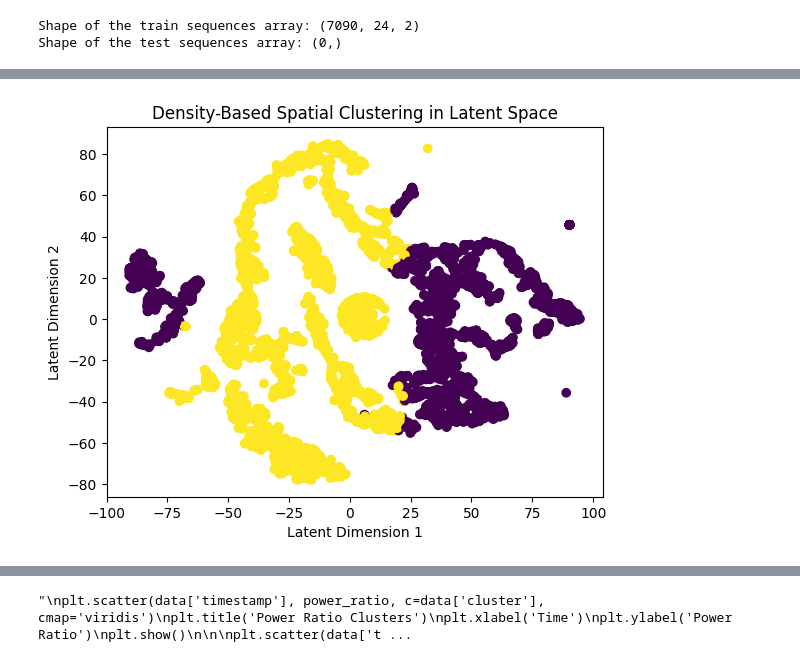
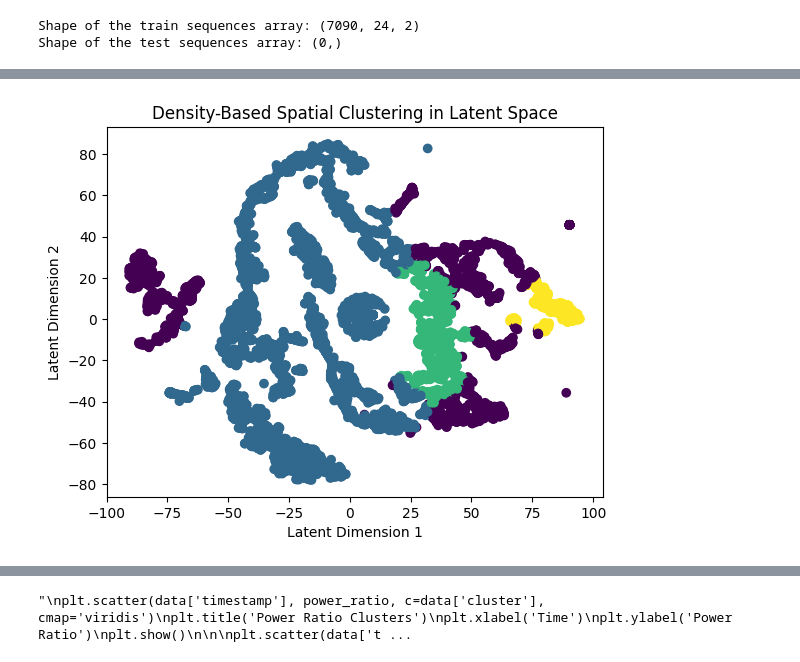
Before and after one commit to ahilan83/neoen-site, a Jupyter notebook: src/anomaly_detection_vae_lstm_clustering_one-year-data-power-loss-v0.ipynb, the cells around one changed output, grey strips where cells are left out. Saved outputs shown, nothing was run; the diff lists cells and outputs as text; code cells hidden in the pictures.

```diff
--- a/src/anomaly_detection_vae_lstm_clustering_one-year-data-power-loss-v0.ipynb
+++ b/src/anomaly_detection_vae_lstm_clustering_one-year-data-power-loss-v0.ipynb
@@ -359,35 +418,35 @@ from sklearn.cluster import DBSCAN
 #kmeans = KMeans(n_clusters=optimal_clusters, init='k-means++', max_iter=300, n_init=10, random_state=0)
 #clusters = kmeans.fit_predict(encoded_data)
 
 
 # Fit DBSCAN
-dbscan = DBSCAN(eps=0.3, min_samples=1000)
+dbscan = DBSCAN(eps=0.3, min_samples=200)
 clusters = dbscan.fit_predict(encoded_data)
 
 plt.scatter(tsne_result[:, 0], tsne_result[:, 1], c=clusters)
 plt.xlabel('Latent Dimension 1')
 plt.ylabel('Latent Dimension 2')
 plt.title('Density-Based Spatial Clustering in Latent Space')
 plt.show()
 
 
 
 #from sklearn.mixture import GaussianMixture
 # Fit GMM to the latent space
 #gmm = GaussianMixture(n_components=4, random_state=0).fit(encoded_data)
 
 # Assign cluster labels and get probabilities
 #clusters = gmm.predict(encoded_data)
 #probabilities = gmm.predict_proba(encoded_data)
 
 # Visualize the clusters in the latent space (for 2D or 3D latent space)
 #plt.scatter(tsne_result[:, 0], tsne_result[:, 1], c=clusters)
 #plt.xlabel('Latent Dimension 1')
 #plt.ylabel('Latent Dimension 2')
 #plt.title('GMM Clustering in Latent Space')
 #plt.show()
 # %% [output]
-[figure, old version]
+[figure, new version]
 # %%
 reconstructed_sequences = vae.predict(train_sequences[:,:,1])
 # %% [output]
```
Also changed, not shown: parts of 7 cells of this notebook, 17 other files.
